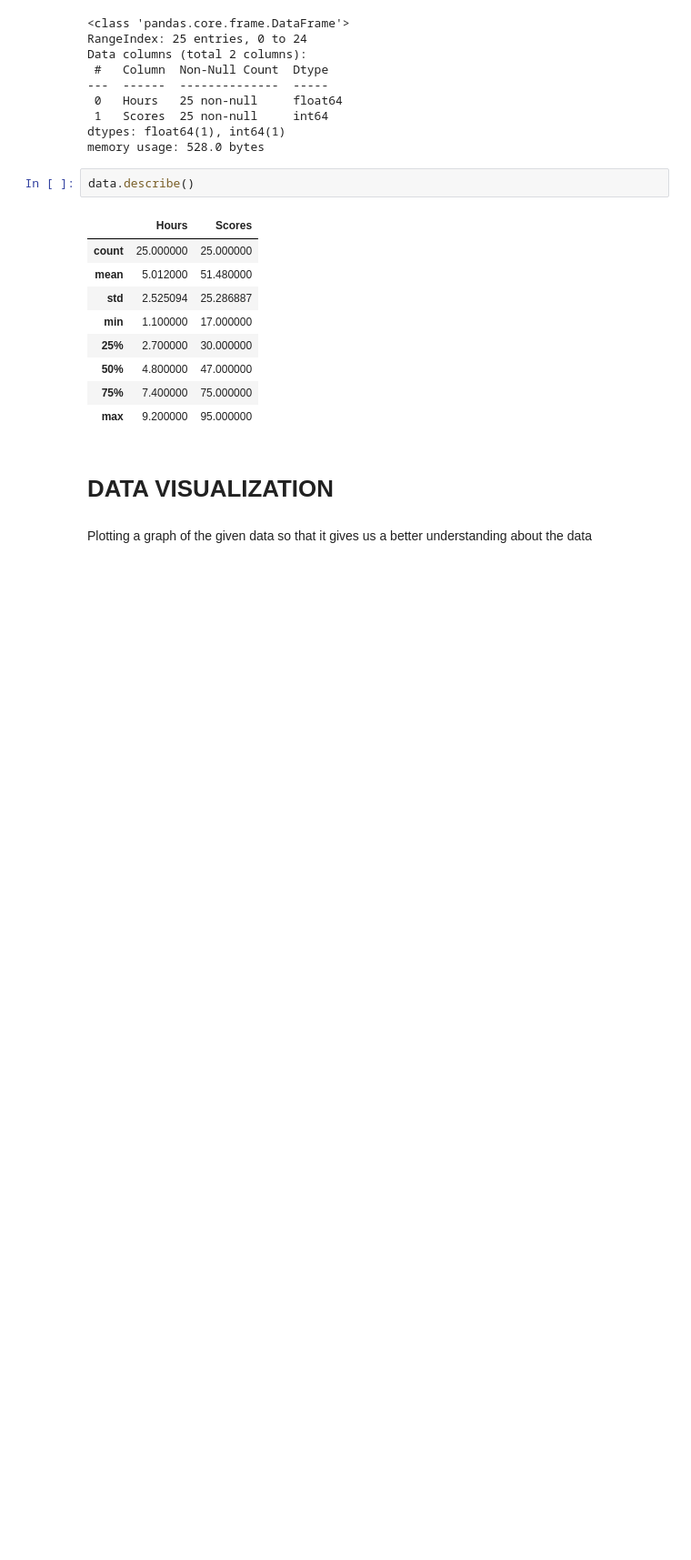
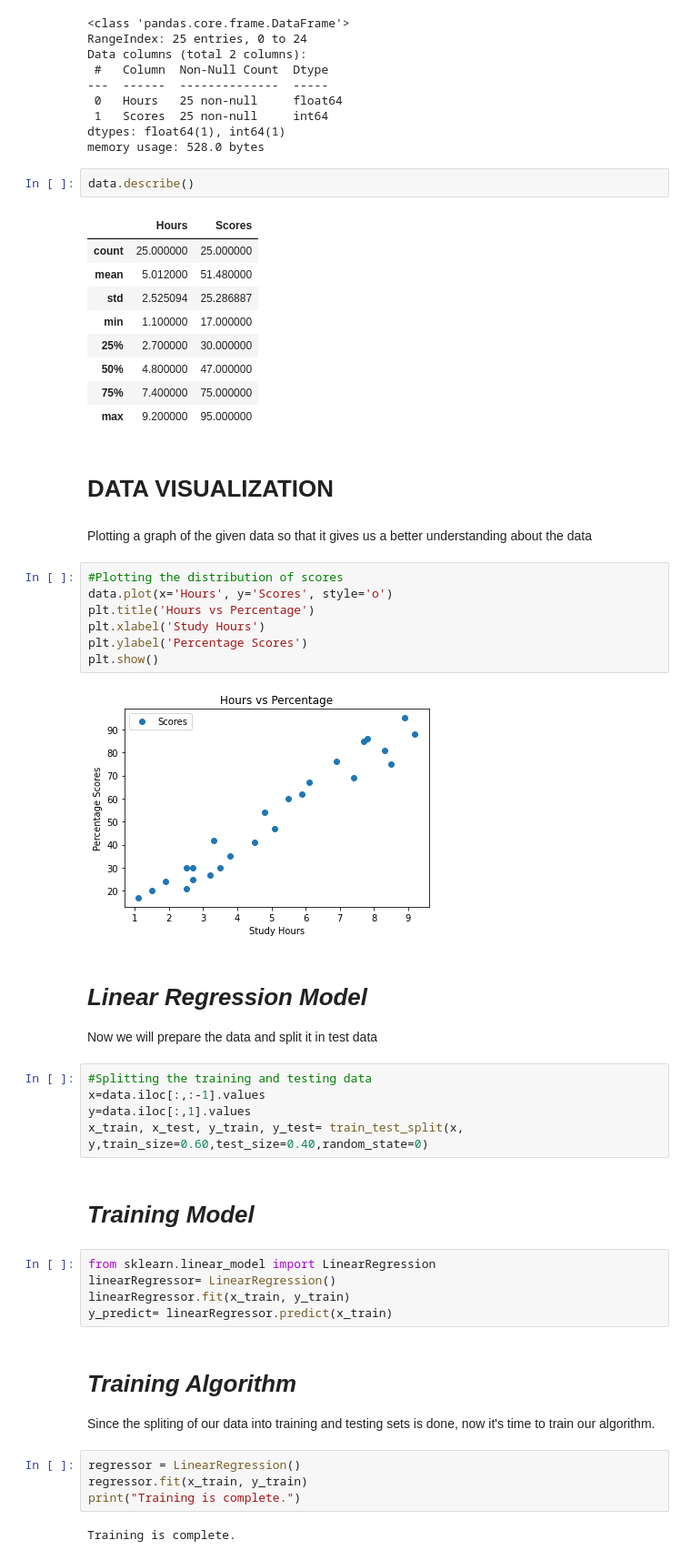
Before and after one commit to ananya-jaikumar/TSF-DataScience-and-Business-Analytis-Internship-Tasks, a Jupyter notebook: Prediction_using_supervised_ML.ipynb, the cells around one changed output. Shown at 91% size. Cells and saved outputs as stored; diff of their text form; blank space fills up the shorter version.

```diff
--- a/Prediction_using_supervised_ML.ipynb
+++ b/Prediction_using_supervised_ML.ipynb
@@ -71,3 +71,36 @@ data.describe()
 # DATA VISUALIZATION
 # %% [markdown]
 Plotting a graph of the given data so that it gives us a better understanding about the data
+# %%
+#Plotting the distribution of scores
+data.plot(x='Hours', y='Scores', style='o')
+plt.title('Hours vs Percentage')
+plt.xlabel('Study Hours')
+plt.ylabel('Percentage Scores')
+plt.show()
+# %% [output]
+[figure, added]
+# %% [markdown]
+# ***Linear Regression Model***
+Now we will prepare the data and split it in test data
+# %%
+#Splitting the training and testing data
+x=data.iloc[:,:-1].values
+y=data.iloc[:,1].values
+x_train, x_test, y_train, y_test= train_test_split(x, y,train_size=0.60,test_size=0.40,random_state=0)
+# %% [markdown]
+# ***Training Model***
+# %%
+from sklearn.linear_model import LinearRegression
+linearRegressor= LinearRegression()
+linearRegressor.fit(x_train, y_train)
+y_predict= linearRegressor.predict(x_train)
+# %% [markdown]
+# ***Training Algorithm***
+Since the spliting of our data into training and testing sets is done, now it's time to train our algorithm.
+# %%
+regressor = LinearRegression()
+regressor.fit(x_train, y_train)
+print("Training is complete.")
+# %% [output]
+Training is complete.
```
Also changed, not shown: parts of 10 cells of this notebook.
